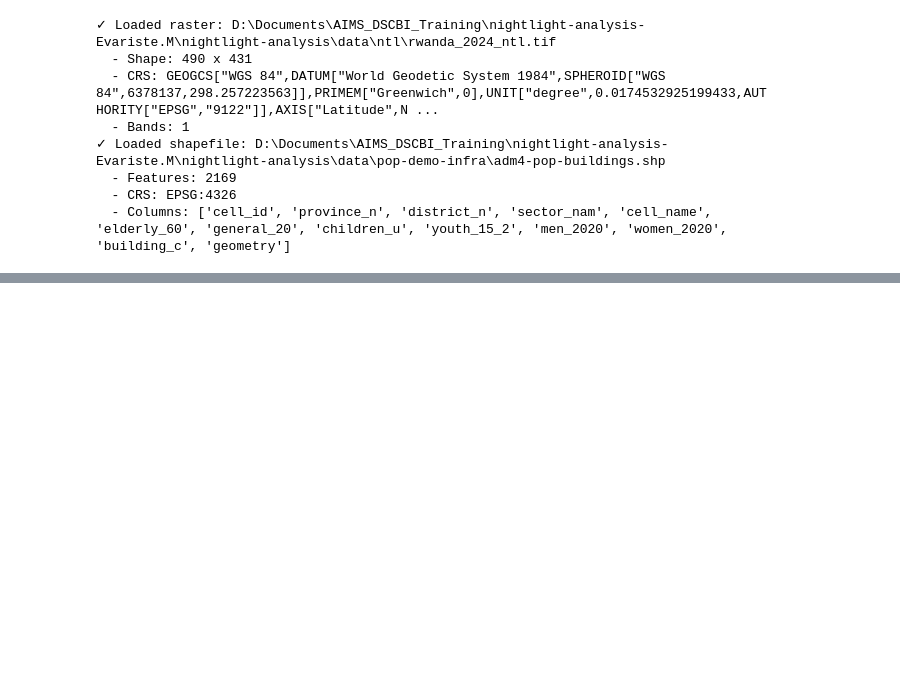
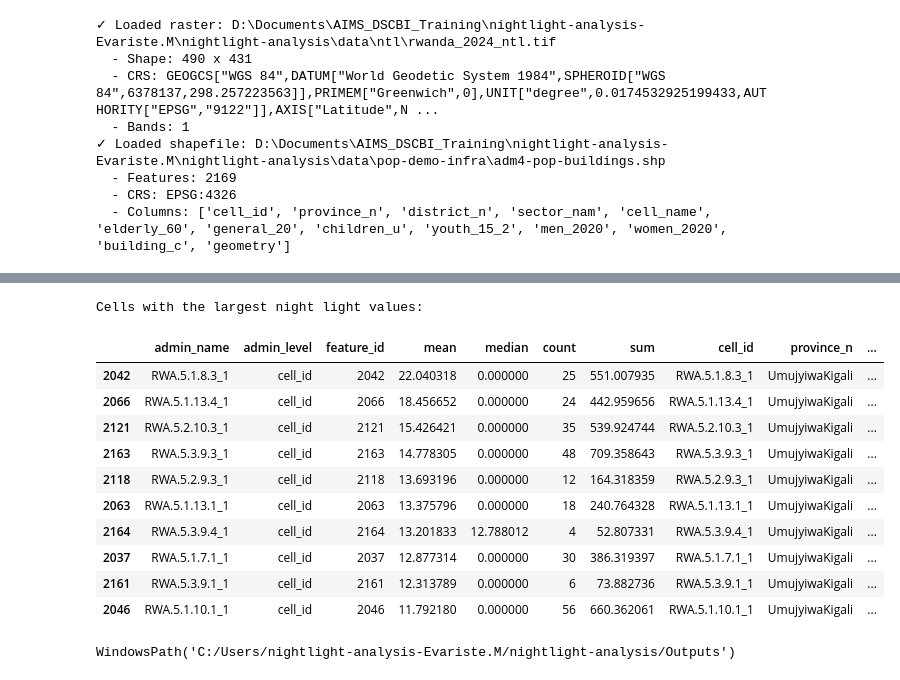
Before and after one commit to Karenzo2150/nightlight-analysis-Evariste.M, a Jupyter notebook: notebooks/assignment-3-zonal-stats.ipynb, the cells around one changed output, grey strips where cells are left out. Cells and saved outputs as stored; diff of their text form; code cells hidden in the pictures; blank space fills up the shorter version.

```diff
--- a/notebooks/assignment-3-zonal-stats.ipynb
+++ b/notebooks/assignment-3-zonal-stats.ipynb
@@ -392,6 +405,24 @@ cols2keep = ['province_n', 'district_n', 'sector_nam',  'cell_name', 'mean', 'me
 df_stats2[cols2keep].to_csv(DIR_DATA / "ntl/rw-adm4-ntl-stats.csv", index=False)
 # %%
 ## Report on Cells with Largest Night Light Values
-largest_cells = df_stats2.nlargest(10, 'mean')
+df_largest_cells = df_stats2.nlargest(10, 'mean')
 print("Cells with the largest night light values:")
-display(largest_cells)
+df_largest_cells.to_csv(DIR_DATA /"ntl/cells-highNightLights.csv", index=False)
+display(df_largest_cells)
+# %% [output]
+Cells with the largest night light values:
+|  | admin_name | admin_level | feature_id | mean | median | count | sum | cell_id | province_n | ... |
+| 2042 | RWA.5.1.8.3_1 | cell_id | 2042 | 22.040318 | 0.000000 | 25 | 551.007935 | RWA.5.1.8.3_1 | UmujyiwaKigali | ... |
+| 2066 | RWA.5.1.13.4_1 | cell_id | 2066 | 18.456652 | 0.000000 | 24 | 442.959656 | RWA.5.1.13.4_1 | UmujyiwaKigali | ... |
+| 2121 | RWA.5.2.10.3_1 | cell_id | 2121 | 15.426421 | 0.000000 | 35 | 539.924744 | RWA.5.2.10.3_1 | UmujyiwaKigali | ... |
+| 2163 | RWA.5.3.9.3_1 | cell_id | 2163 | 14.778305 | 0.000000 | 48 | 709.358643 | RWA.5.3.9.3_1 | UmujyiwaKigali | ... |
+| 2118 | RWA.5.2.9.3_1 | cell_id | 2118 | 13.693196 | 0.000000 | 12 | 164.318359 | RWA.5.2.9.3_1 | UmujyiwaKigali | ... |
+| 2063 | RWA.5.1.13.1_1 | cell_id | 2063 | 13.375796 | 0.000000 | 18 | 240.764328 | RWA.5.1.13.1_1 | UmujyiwaKigali | ... |
+| 2164 | RWA.5.3.9.4_1 | cell_id | 2164 | 13.201833 | 12.788012 | 4 | 52.807331 | RWA.5.3.9.4_1 | UmujyiwaKigali | ... |
+| 2037 | RWA.5.1.7.1_1 | cell_id | 2037 | 12.877314 | 0.000000 | 30 | 386.319397 | RWA.5.1.7.1_1 | UmujyiwaKigali | ... |
+| 2161 | RWA.5.3.9.1_1 | cell_id | 2161 | 12.313789 | 0.000000 | 6 | 73.882736 | RWA.5.3.9.1_1 | UmujyiwaKigali | ... |
+| 2046 | RWA.5.1.10.1_1 | cell_id | 2046 | 11.792180 | 0.000000 | 56 | 660.362061 | RWA.5.1.10.1_1 | UmujyiwaKigali | ... |
+# %%
+DIR_Outputs
+# %% [output]
+WindowsPath('C:/Users/nightlight-analysis-Evariste.M/nightlight-analysis/Outputs')
```
Also changed, not shown: parts of 9 cells of this notebook, 15 other files.
